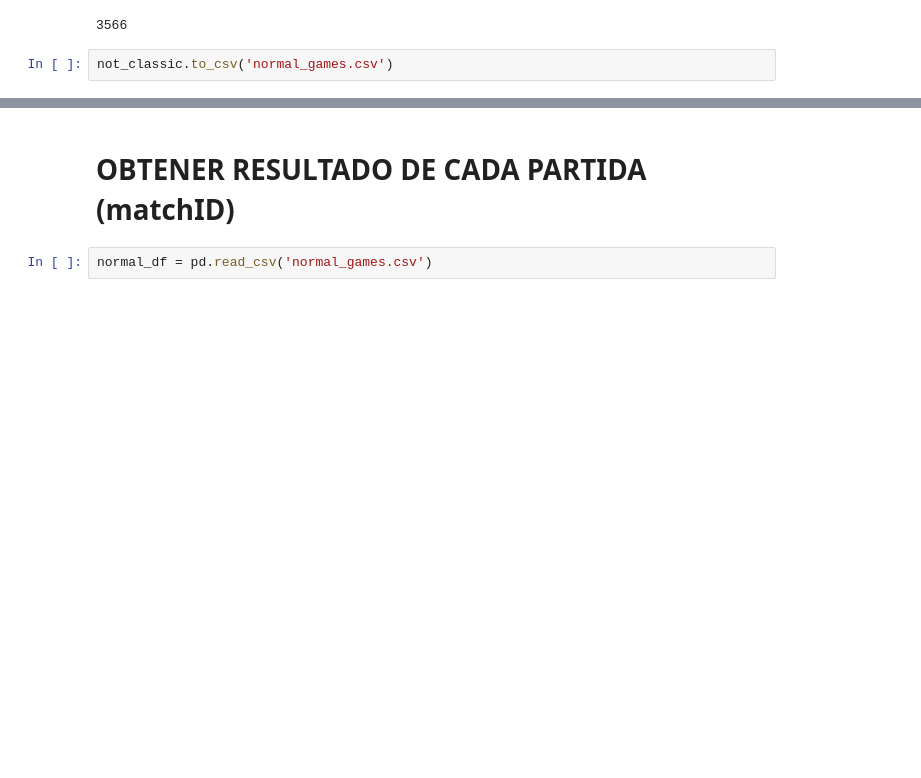
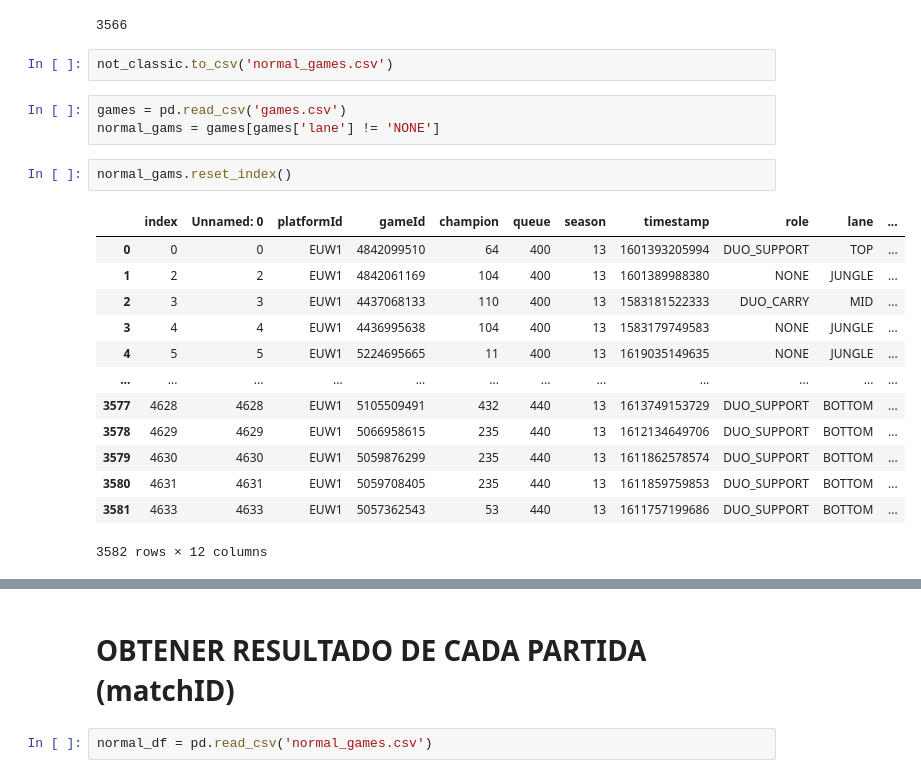
Before and after one commit to JieDh/lol_predict, a Jupyter notebook: Untitled.ipynb, the cells around one changed output, grey strips where cells are left out. Saved outputs shown, nothing was run; the diff lists cells and outputs as text; blank space fills up the shorter version.

```diff
--- a/Untitled.ipynb
+++ b/Untitled.ipynb
@@ -272,3 +298,22 @@ len(not_classic['gameId'].unique())
 3566
 # %%
 not_classic.to_csv('normal_games.csv')
+# %%
+games = pd.read_csv('games.csv')
+normal_gams = games[games['lane'] != 'NONE']
+# %%
+normal_gams.reset_index()
+# %% [output]
+|  | index | Unnamed: 0 | platformId | gameId | champion | queue | season | timestamp | role | lane | ... |
+| 0 | 0 | 0 | EUW1 | 4842099510 | 64 | 400 | 13 | 1601393205994 | DUO_SUPPORT | TOP | ... |
+| 1 | 2 | 2 | EUW1 | 4842061169 | 104 | 400 | 13 | 1601389988380 | NONE | JUNGLE | ... |
+| 2 | 3 | 3 | EUW1 | 4437068133 | 110 | 400 | 13 | 1583181522333 | DUO_CARRY | MID | ... |
+| 3 | 4 | 4 | EUW1 | 4436995638 | 104 | 400 | 13 | 1583179749583 | NONE | JUNGLE | ... |
+| 4 | 5 | 5 | EUW1 | 5224695665 | 11 | 400 | 13 | 1619035149635 | NONE | JUNGLE | ... |
+| ... | ... | ... | ... | ... | ... | ... | ... | ... | ... | ... | ... |
+| 3577 | 4628 | 4628 | EUW1 | 5105509491 | 432 | 440 | 13 | 1613749153729 | DUO_SUPPORT | BOTTOM | ... |
+| 3578 | 4629 | 4629 | EUW1 | 5066958615 | 235 | 440 | 13 | 1612134649706 | DUO_SUPPORT | BOTTOM | ... |
+| 3579 | 4630 | 4630 | EUW1 | 5059876299 | 235 | 440 | 13 | 1611862578574 | DUO_SUPPORT | BOTTOM | ... |
+| 3580 | 4631 | 4631 | EUW1 | 5059708405 | 235 | 440 | 13 | 1611859759853 | DUO_SUPPORT | BOTTOM | ... |
+| 3581 | 4633 | 4633 | EUW1 | 5057362543 | 53 | 440 | 13 | 1611757199686 | DUO_SUPPORT | BOTTOM | ... |
+3582 rows × 12 columns
```
Also changed, not shown: parts of 24 cells of this notebook, 1 other file.
